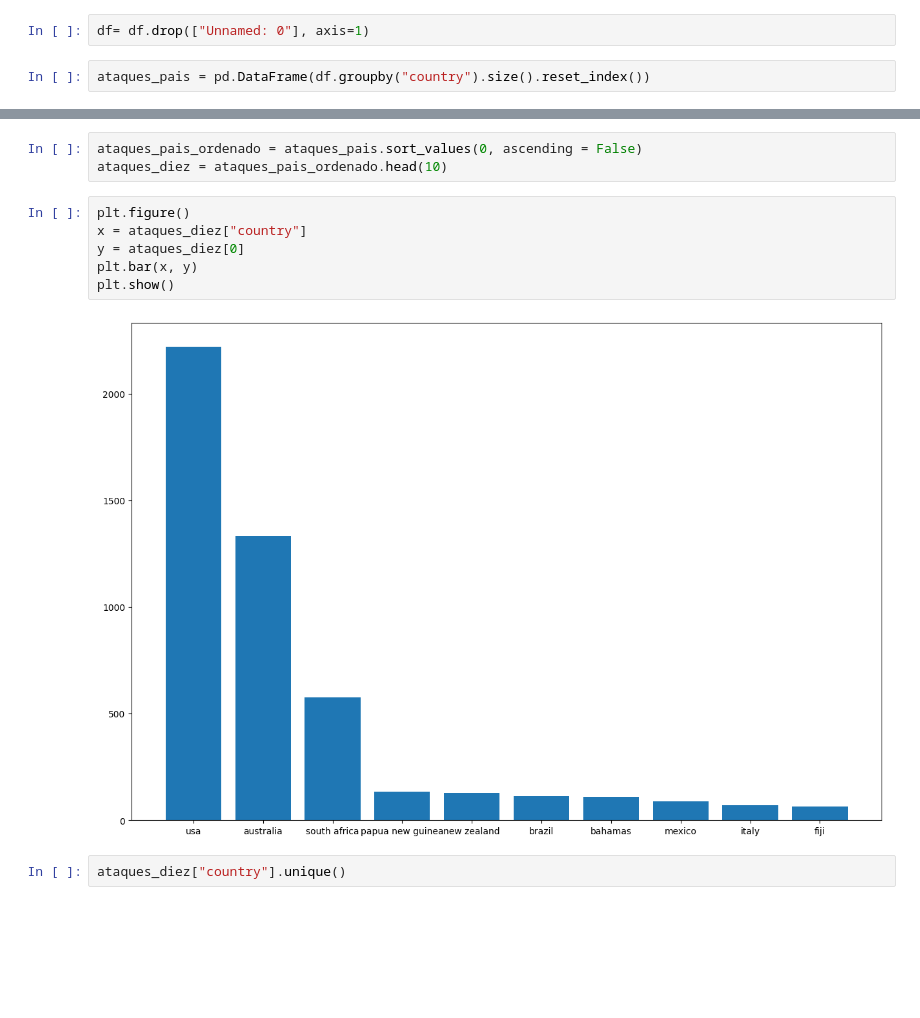
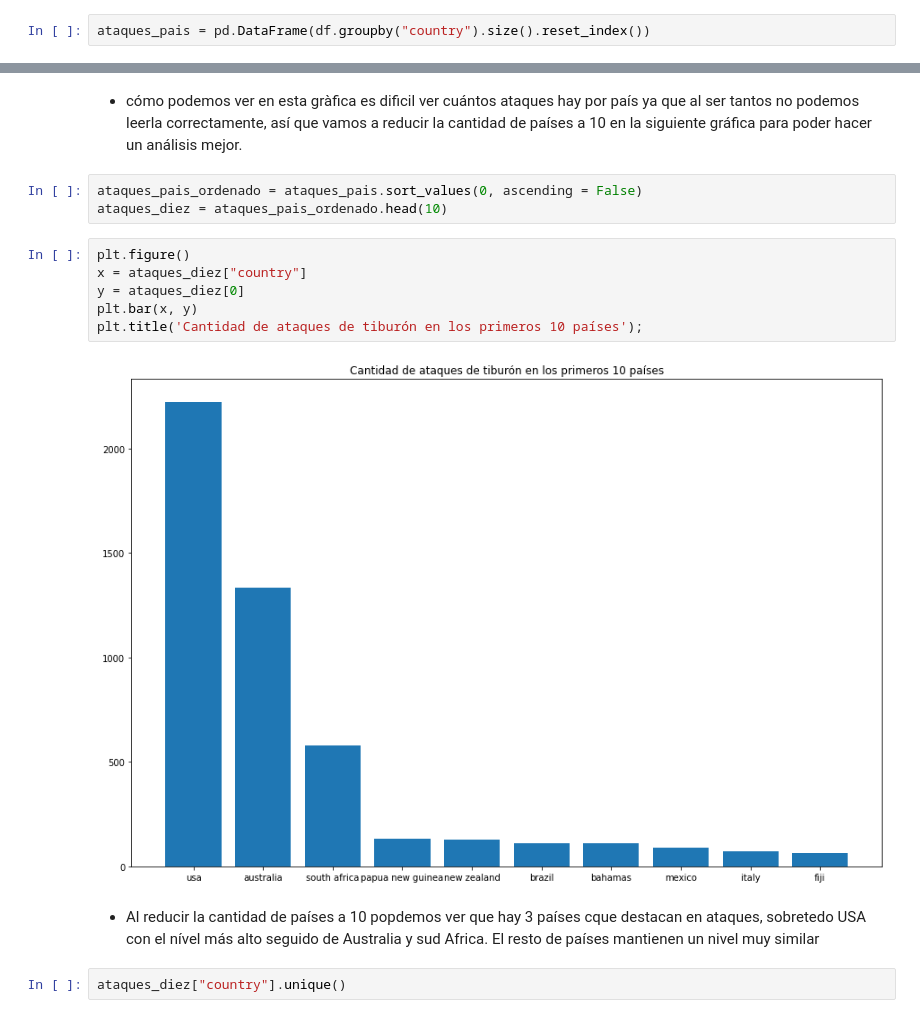
Before and after one commit to Adalab/DA-MODULO-2-ANAIS-LUCIA-LARA, a Jupyter notebook: EDA/EDA_3_visualizacion.ipynb, the cells around one changed output, grey strips where cells are left out. Drawn from its saved outputs; the diff is of its cells as text; blank space fills up the shorter version.

```diff
--- a/EDA/EDA_3_visualizacion.ipynb
+++ b/EDA/EDA_3_visualizacion.ipynb
@@ -22,8 +22,6 @@ plt.rcParams["figure.figsize"] = (15, 10)
 2- Manos a la obra con los plots, estos irán muy dirigidos hacia las preguntas que queremos contestar, para hacer una primera aproximación a nuestras hipótesis:
 
 ¿Cuántos ataques hubo por pais? ¿Se puede ver algo claro si ploteamos todos los paises? En caso de que no, seleccionad solo los 10 paises con más ataques y volved a hacer el plot.
-# %%
-df= df.drop(["Unnamed: 0"], axis=1)
 # %%
 ataques_pais = pd.DataFrame(df.groupby("country").size().reset_index())
 # %%
@@ -37,14 +35,18 @@ plt.show()
+# %% [markdown]
+ * cómo podemos ver en esta gràfica es dificil ver cuántos ataques hay por país ya que al ser tantos no podemos leerla correctamente, así que vamos a reducir la cantidad de países a 10 en la siguiente gráfica para poder hacer un análisis mejor.
 # %%
 ataques_pais_ordenado = ataques_pais.sort_values(0, ascending = False)
 ataques_diez = ataques_pais_ordenado.head(10)
 # %%
 plt.figure()
 x = ataques_diez["country"]
 y = ataques_diez[0]
 plt.bar(x, y)
-plt.show()
+plt.title('Cantidad de ataques de tiburón en los primeros 10 países');
 # %% [output]
-[figure, old version]
+[figure, new version]
+# %% [markdown]
+* Al reducir la cantidad de países a 10 popdemos ver que hay 3 países cque destacan en ataques, sobretedo USA con el nível más alto seguido de Australia y sud Africa. El resto de países mantienen un nivel muy similar
 # %%
 ataques_diez["country"].unique()
 # %% [output]
```
Also changed, not shown: parts of 19 cells of this notebook.
